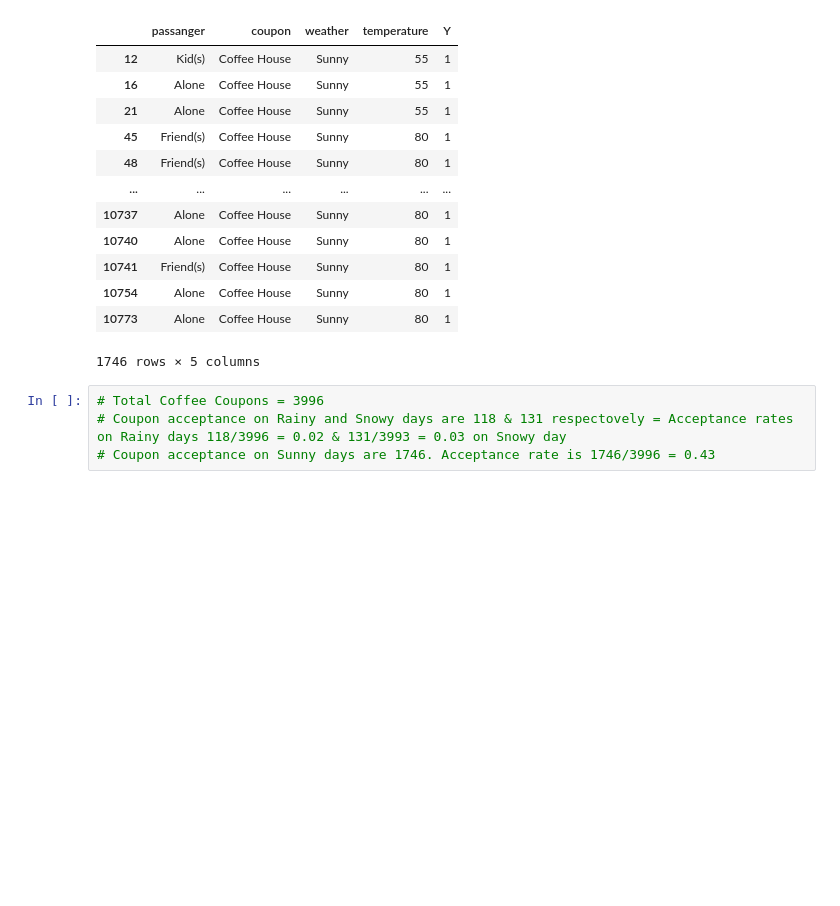
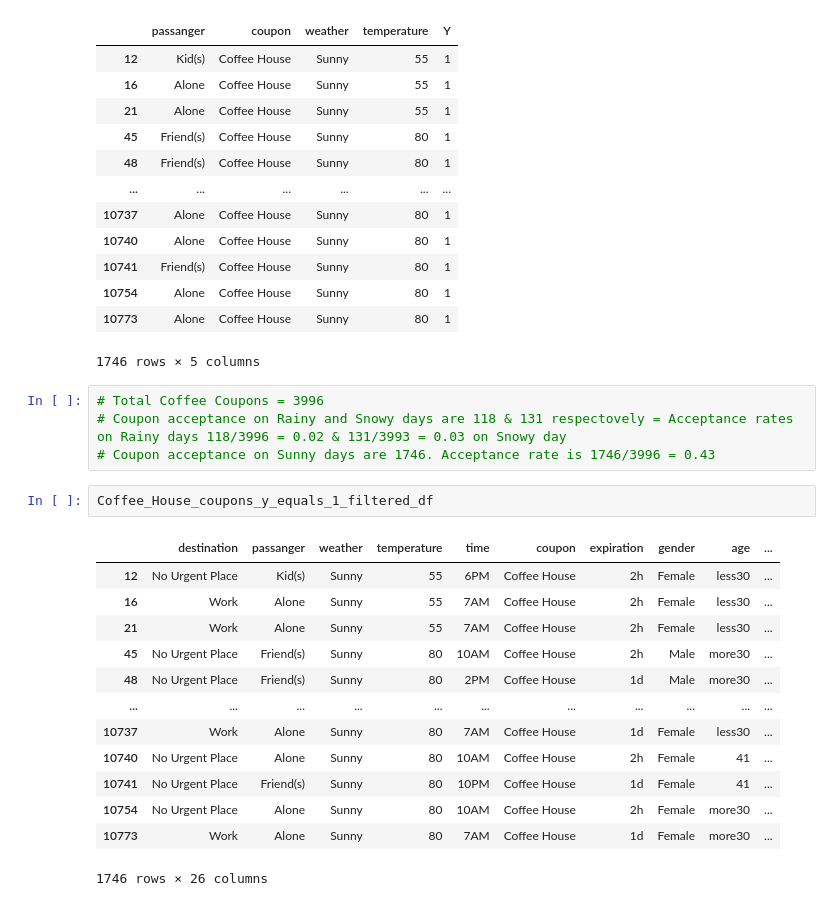
Before and after one commit to FarrukhKhan786a/splash, a Jupyter notebook: Farrukh_Khan_completed_assignment_5_1_starter/prompt.ipynb, the cells around one changed output. Saved outputs shown, nothing was run; the diff lists cells and outputs as text; blank space fills up the shorter version.

```diff
--- a/Farrukh_Khan_completed_assignment_5_1_starter/prompt.ipynb
+++ b/Farrukh_Khan_completed_assignment_5_1_starter/prompt.ipynb
@@ -965,3 +999,19 @@ Filtered DataFrame:
 # Total Coffee Coupons = 3996
 # Coupon acceptance on Rainy and Snowy days are 118 & 131 respectovely = Acceptance rates on Rainy days 118/3996 = 0.02 & 131/3993 = 0.03 on Snowy day
 # Coupon acceptance on Sunny days are 1746. Acceptance rate is 1746/3996 = 0.43
+# %%
+Coffee_House_coupons_y_equals_1_filtered_df
+# %% [output]
+|  | destination | passanger | weather | temperature | time | coupon | expiration | gender | age | ... |
+| 12 | No Urgent Place | Kid(s) | Sunny | 55 | 6PM | Coffee House | 2h | Female | less30 | ... |
+| 16 | Work | Alone | Sunny | 55 | 7AM | Coffee House | 2h | Female | less30 | ... |
+| 21 | Work | Alone | Sunny | 55 | 7AM | Coffee House | 2h | Female | less30 | ... |
+| 45 | No Urgent Place | Friend(s) | Sunny | 80 | 10AM | Coffee House | 2h | Male | more30 | ... |
+| 48 | No Urgent Place | Friend(s) | Sunny | 80 | 2PM | Coffee House | 1d | Male | more30 | ... |
+| ... | ... | ... | ... | ... | ... | ... | ... | ... | ... | ... |
+| 10737 | Work | Alone | Sunny | 80 | 7AM | Coffee House | 1d | Female | less30 | ... |
+| 10740 | No Urgent Place | Alone | Sunny | 80 | 10AM | Coffee House | 2h | Female | 41 | ... |
+| 10741 | No Urgent Place | Friend(s) | Sunny | 80 | 10PM | Coffee House | 1d | Female | 41 | ... |
+| 10754 | No Urgent Place | Alone | Sunny | 80 | 10AM | Coffee House | 2h | Female | more30 | ... |
+| 10773 | Work | Alone | Sunny | 80 | 7AM | Coffee House | 1d | Female | more30 | ... |
+1746 rows × 26 columns
```
Also changed, not shown: parts of 12 cells of this notebook, 2 other files.
